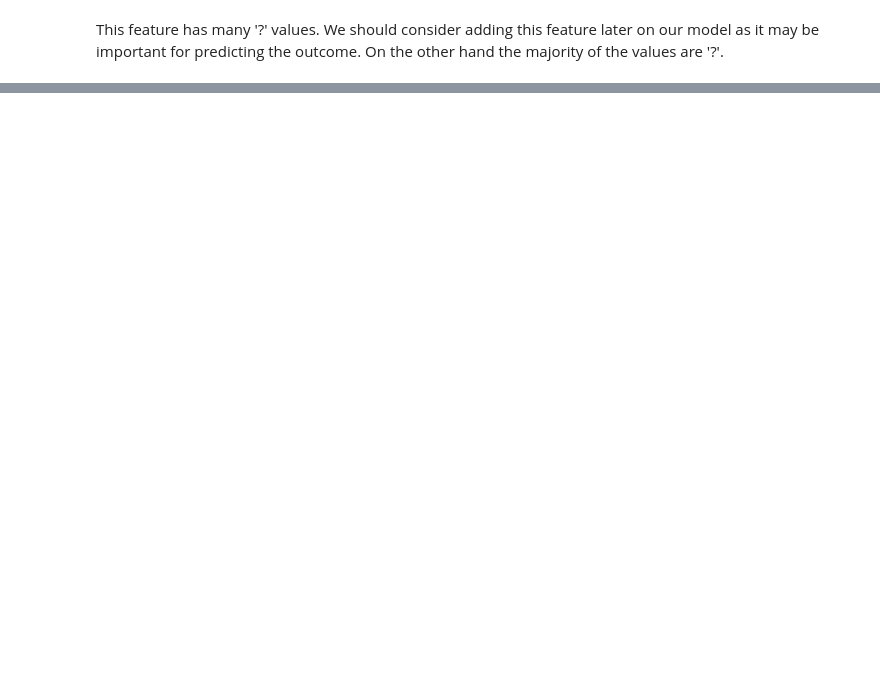
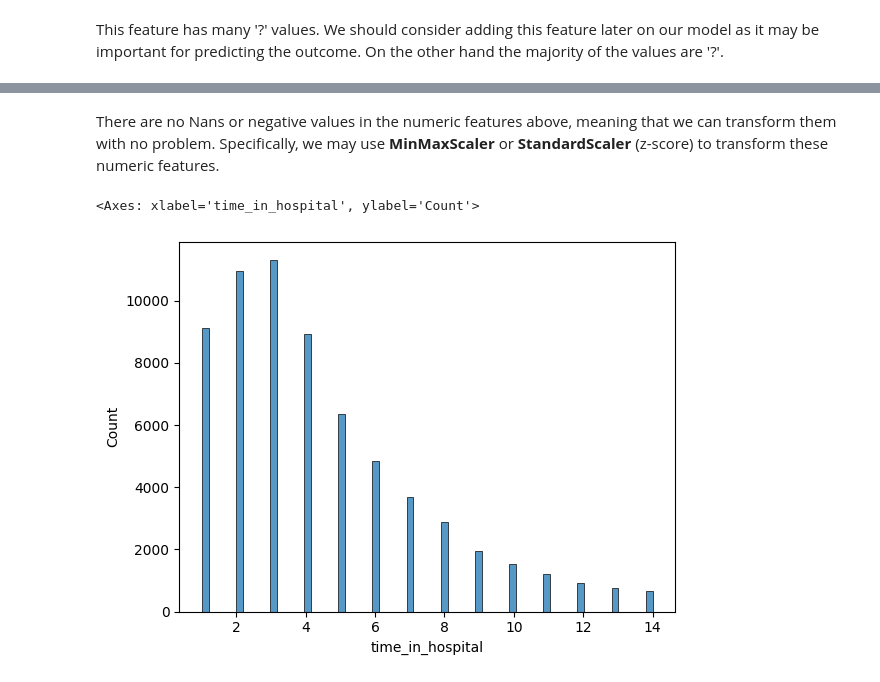
Before and after one commit to wip-0/ds207_final_project, a Jupyter notebook: notebook/data_analysis_prep_vts.ipynb, the cells around one changed output, grey strips where cells are left out. Saved outputs shown, nothing was run; the diff lists cells and outputs as text; code cells hidden in the pictures; blank space fills up the shorter version.

Commit message:
updates in notebook and analysis

```diff
--- a/notebook/data_analysis_prep_vts.ipynb
+++ b/notebook/data_analysis_prep_vts.ipynb
@@ -212,0 +240,10 @@ This feature has many '?' values. We should consider adding this feature later o
+# %%
+numeric_feats_analysis = \
+df.describe().drop( # dropping the numeric indexes
+    columns = ['encounter_id',
+              'patient_nbr',
+              'admission_type_id',
+               'admission_source_id',
+              'discharge_disposition_id'
+               ])
+numeric_feats_analysis
@@ -212,0 +260,10 @@ This feature has many '?' values. We should consider adding this feature later o
+# %% [markdown]
+There are no Nans or negative values in the numeric features above, meaning that we can transform them with no problem.
+Specifically, we may use **MinMaxScaler** or **StandardScaler** (z-score) to transform these numeric features.
+# %%
+numeric_feats = numeric_feats_analysis.columns.to_list()
+
+sns.histplot(df['time_in_hospital'])
+# %% [output]
+<Axes: xlabel='time_in_hospital', ylabel='Count'>
+[figure, added]
```
Also changed, not shown: parts of 11 cells of this notebook.
